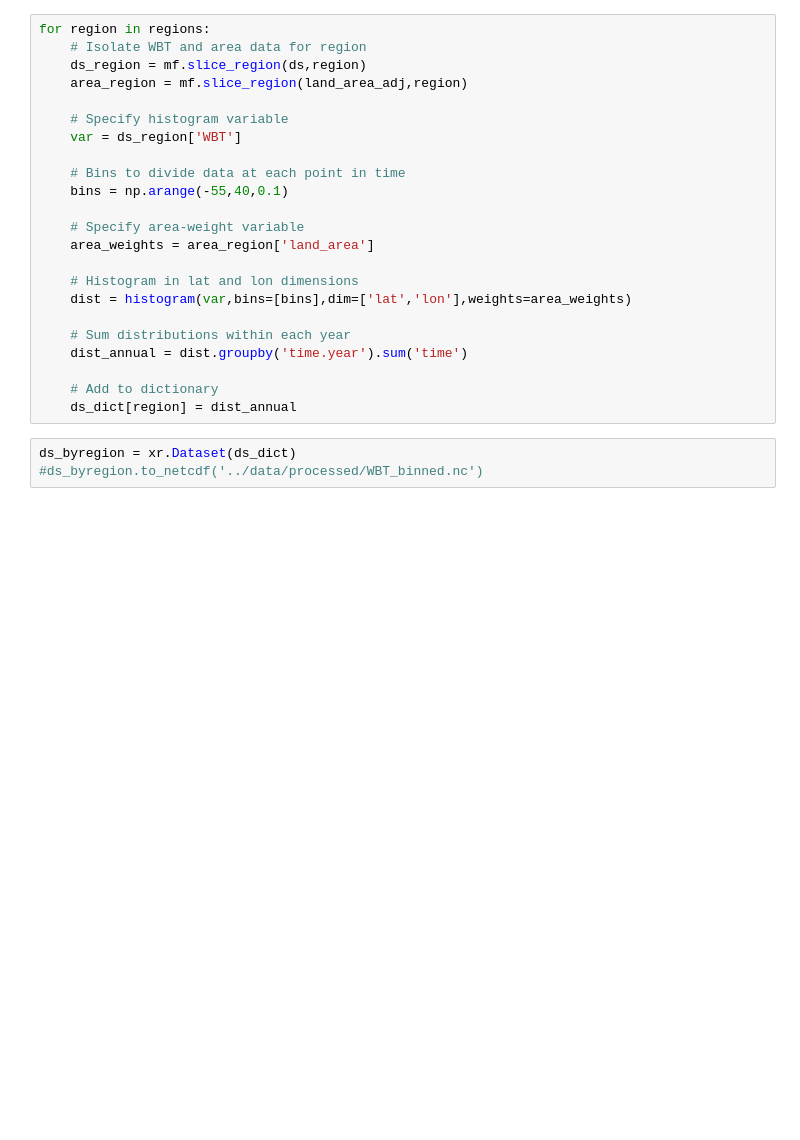
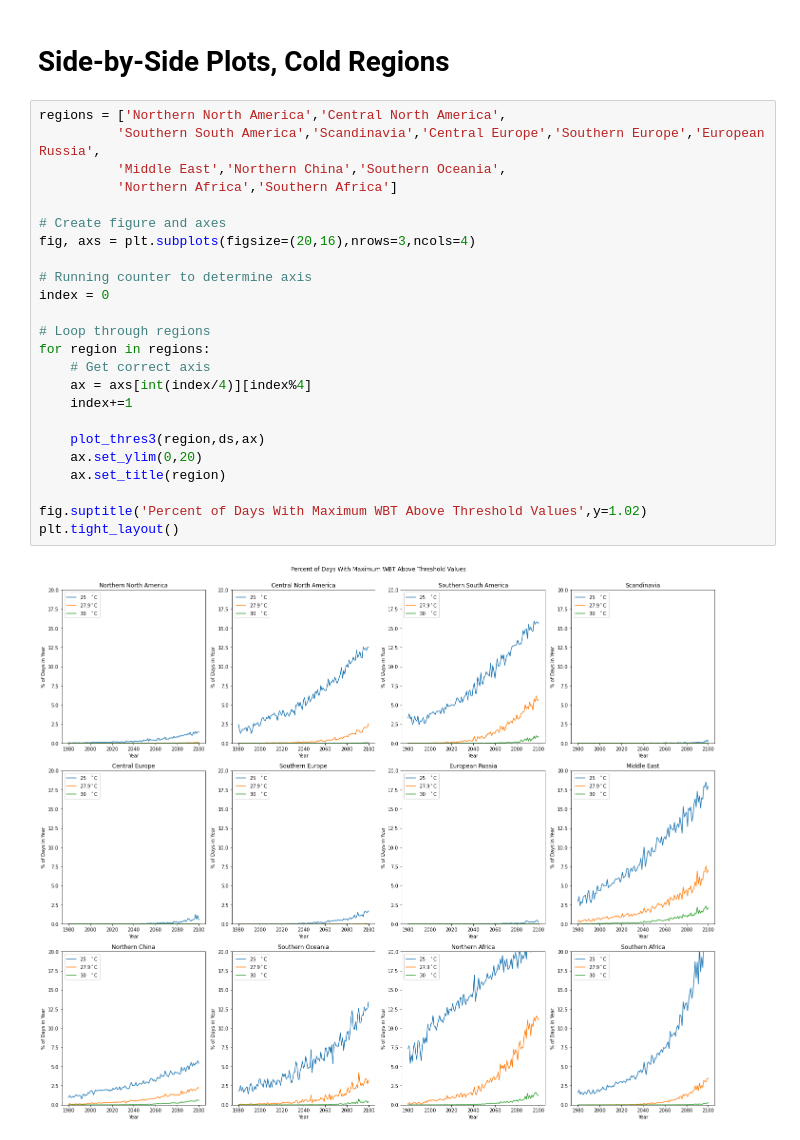
Before and after one commit to KYan19/pei, a Jupyter notebook: notebooks/4.5_WBTBinning.ipynb, the cells around one changed output. Cells and saved outputs as stored; diff of their text form; blank space fills up the shorter version.

```diff
--- a/notebooks/4.5_WBTBinning.ipynb
+++ b/notebooks/4.5_WBTBinning.ipynb
@@ -33,26 +65,28 @@ regions = ['Northern North America','Central North America','Southern North Amer
-# %%
-for region in regions:
-    # Isolate WBT and area data for region
-    ds_region = mf.slice_region(ds,region)
-    area_region = mf.slice_region(land_area_adj,region)
-
-    # Specify histogram variable
-    var = ds_region['WBT']
-
-    # Bins to divide data at each point in time
-    bins = np.arange(-55,40,0.1)
-
-    # Specify area-weight variable
-    area_weights = area_region['land_area']
-
-    # Histogram in lat and lon dimensions
-    dist = histogram(var,bins=[bins],dim=['lat','lon'],weights=area_weights)
-
-    # Sum distributions within each year
-    dist_annual = dist.groupby('time.year').sum('time')
-
-    # Add to dictionary
-    ds_dict[region] = dist_annual
-# %%
-ds_byregion = xr.Dataset(ds_dict)
-#ds_byregion.to_netcdf('../data/processed/WBT_binned.nc')
+# %% [markdown]
+# Side-by-Side Plots, Cold Regions
+# %%
+regions = ['Northern North America','Central North America',
+          'Southern South America','Scandinavia','Central Europe','Southern Europe','European Russia',
+          'Middle East','Northern China','Southern Oceania',
+          'Northern Africa','Southern Africa']
+
+# Create figure and axes
+fig, axs = plt.subplots(figsize=(20,16),nrows=3,ncols=4)
+
+# Running counter to determine axis
+index = 0
+
+# Loop through regions
+for region in regions:
+    # Get correct axis
+    ax = axs[int(index/4)][index%4]
+    index+=1
+
+    plot_thres3(region,ds,ax)
+    ax.set_ylim(0,20)
+    ax.set_title(region)
+
+fig.suptitle('Percent of Days With Maximum WBT Above Threshold Values',y=1.02)
+plt.tight_layout()
+# %% [output]
+[figure, added]
```
Also changed, not shown: parts of 8 cells of this notebook.
